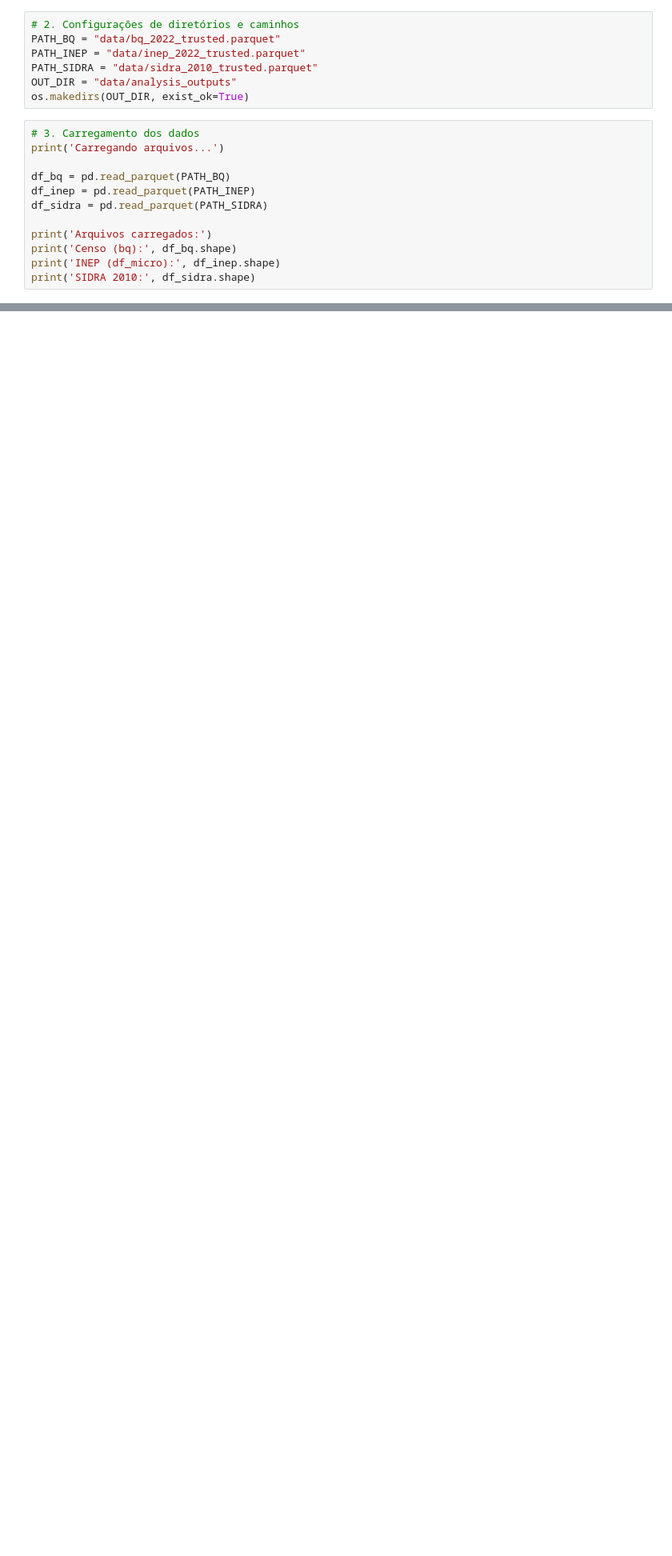
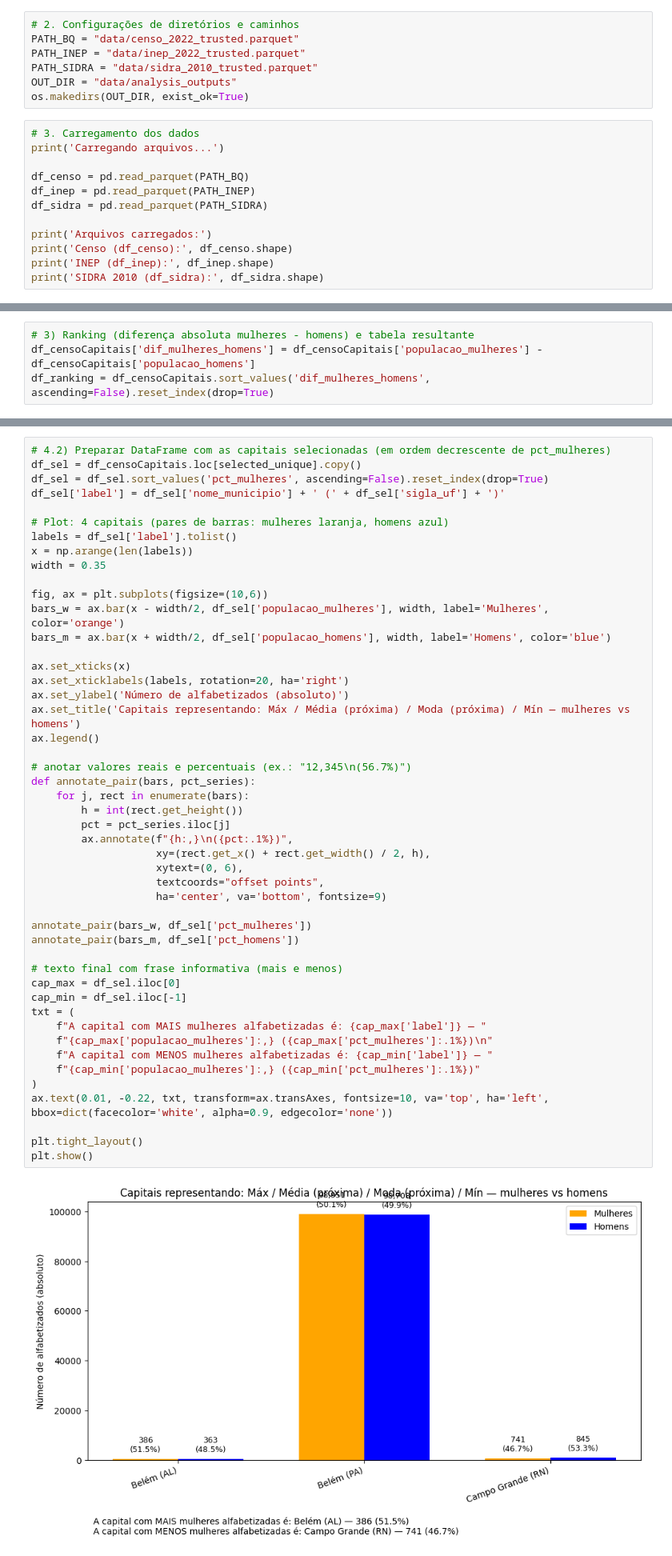
Before and after one commit to patriciacarbri/analise-alfabetizacao-mulheres-brasil, a Jupyter notebook: analise.ipynb, the cells around one changed output, grey strips where cells are left out. Shown at 80% size. Cells and saved outputs as stored; diff of their text form; blank space fills up the shorter version.

```diff
--- a/analise.ipynb
+++ b/analise.ipynb
@@ -91,7 +91,7 @@ Os arquivos aqui importados são referentes aos dados extraídos no projeto:
     > https://github.com/patriciacarbri/etl-censo-bigquery-mulheres-brasil
 # %%
 # 2. Configurações de diretórios e caminhos
-PATH_BQ = "data/bq_2022_trusted.parquet"
+PATH_BQ = "data/censo_2022_trusted.parquet"
 PATH_INEP = "data/inep_2022_trusted.parquet"
 PATH_SIDRA = "data/sidra_2010_trusted.parquet"
 OUT_DIR = "data/analysis_outputs"
@@ -100,14 +100,14 @@ os.makedirs(OUT_DIR, exist_ok=True)
 # 3. Carregamento dos dados
 print('Carregando arquivos...')
 
-df_bq = pd.read_parquet(PATH_BQ)
+df_censo = pd.read_parquet(PATH_BQ)
 df_inep = pd.read_parquet(PATH_INEP)
 df_sidra = pd.read_parquet(PATH_SIDRA)
 
 print('Arquivos carregados:')
-print('Censo (bq):', df_bq.shape)
-print('INEP (df_micro):', df_inep.shape)
-print('SIDRA 2010:', df_sidra.shape)
+print('Censo (df_censo):', df_censo.shape)
+print('INEP (df_inep):', df_inep.shape)
+print('SIDRA 2010 (df_sidra):', df_sidra.shape)
 # %% [output]
 Carregando arquivos...
 Arquivos carregados:
@@ -149,0 +256,4 @@ df_sidra.head()
+# %%
+# 3) Ranking (diferença absoluta mulheres - homens) e tabela resultante
+df_censoCapitais['dif_mulheres_homens'] = df_censoCapitais['populacao_mulheres'] - df_censoCapitais['populacao_homens']
+df_ranking = df_censoCapitais.sort_values('dif_mulheres_homens', ascending=False).reset_index(drop=True)
@@ -150,3 +320,53 @@ df_sidra.head()
+# %%
+# 4.2) Preparar DataFrame com as capitais selecionadas (em ordem decrescente de pct_mulheres)
+df_sel = df_censoCapitais.loc[selected_unique].copy()
+df_sel = df_sel.sort_values('pct_mulheres', ascending=False).reset_index(drop=True)
+df_sel['label'] = df_sel['nome_municipio'] + ' (' + df_sel['sigla_uf'] + ')'
+
+# Plot: 4 capitais (pares de barras: mulheres laranja, homens azul)
+labels = df_sel['label'].tolist()
+x = np.arange(len(labels))
+width = 0.35
+
+fig, ax = plt.subplots(figsize=(10,6))
+bars_w = ax.bar(x - width/2, df_sel['populacao_mulheres'], width, label='Mulheres', color='orange')
+bars_m = ax.bar(x + width/2, df_sel['populacao_homens'], width, label='Homens', color='blue')
+
+ax.set_xticks(x)
+ax.set_xticklabels(labels, rotation=20, ha='right')
+ax.set_ylabel('Número de alfabetizados (absoluto)')
+ax.set_title('Capitais representando: Máx / Média (próxima) / Moda (próxima) / Mín — mulheres vs homens')
+ax.legend()
+
+# anotar valores reais e percentuais (ex.: "12,345\n(56.7%)")
+def annotate_pair(bars, pct_series):
+    for j, rect in enumerate(bars):
+        h = int(rect.get_height())
+        pct = pct_series.iloc[j]
+        ax.annotate(f"{h:,}\n({pct:.1%})",
+                    xy=(rect.get_x() + rect.get_width() / 2, h),
+                    xytext=(0, 6),
+                    textcoords="offset points",
+                    ha='center', va='bottom', fontsize=9)
+
+annotate_pair(bars_w, df_sel['pct_mulheres'])
+annotate_pair(bars_m, df_sel['pct_homens'])
+
+# texto final com frase informativa (mais e menos)
+cap_max = df_sel.iloc[0]
+cap_min = df_sel.iloc[-1]
+txt = (
+    f"A capital com MAIS mulheres alfabetizadas é: {cap_max['label']} — "
+    f"{cap_max['populacao_mulheres']:,} ({cap_max['pct_mulheres']:.1%})\n"
+    f"A capital com MENOS mulheres alfabetizadas é: {cap_min['label']} — "
+    f"{cap_min['populacao_mulheres']:,} ({cap_min['pct_mulheres']:.1%})"
+)
+ax.text(0.01, -0.22, txt, transform=ax.transAxes, fontsize=10, va='top', ha='left', bbox=dict(facecolor='white', alpha=0.9, edgecolor='none'))
+
+plt.tight_layout()
+plt.show()
+# %% [output]
+[figure, added]
 # %%
 # Agregados e métricas iniciais a partir de df_bq
 # Proporções e soma por município
```
Also changed, not shown: parts of 16 cells of this notebook.
